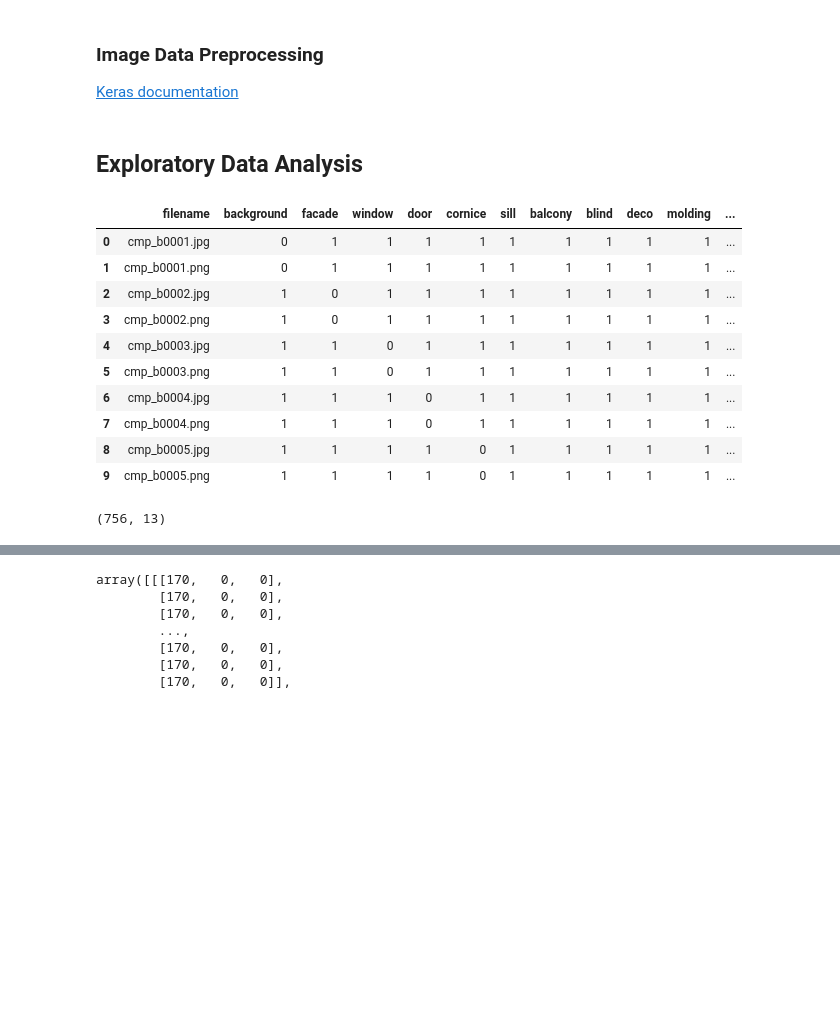
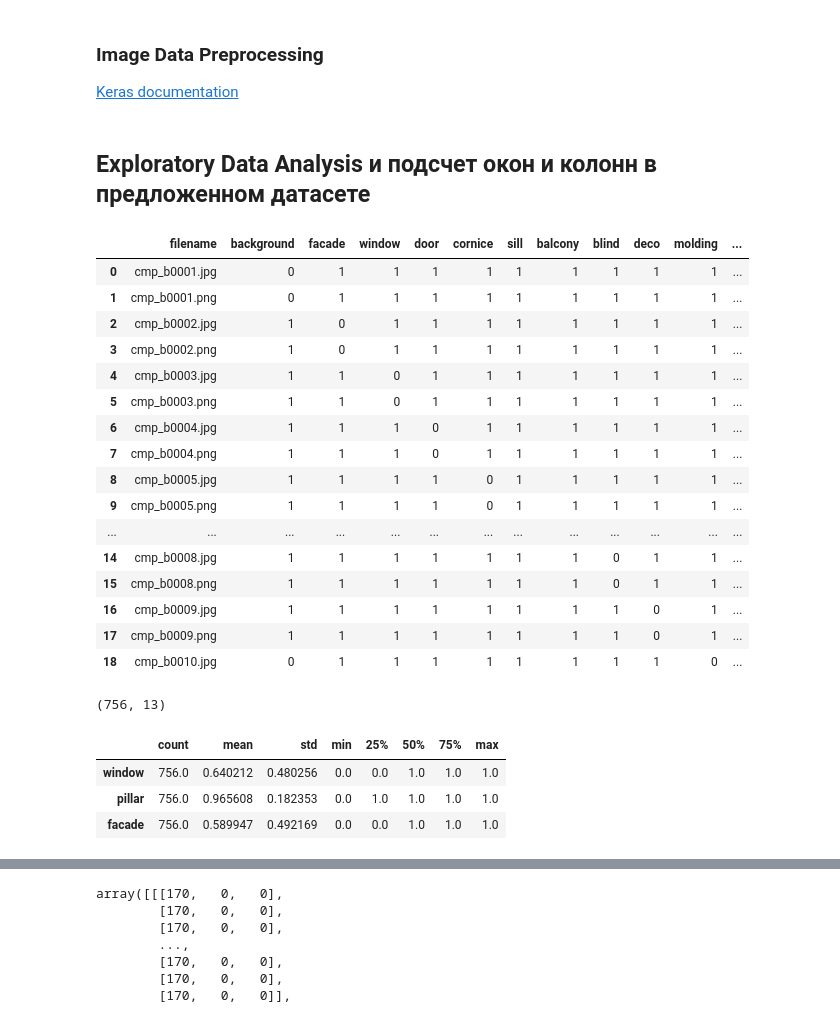
Before and after one commit to ybezginova2016/CV_BuildingAnalytics, a Jupyter notebook: preprocessing.ipynb, the cells around one changed output, grey strips where cells are left out. Drawn from its saved outputs; the diff is of its cells as text; code cells hidden in the pictures; blank space fills up the shorter version.

Commit message:
Calculating windows, pillars

```diff
--- a/preprocessing.ipynb
+++ b/preprocessing.ipynb
@@ -24,21 +15,35 @@ pd.options.mode.chained_assignment = None;
 # %% [markdown]
-## Exploratory Data Analysis
+## Exploratory Data Analysis и подсчет окон и колонн в предложенном датасете
 # %%
+# загружаем метки
 labels = pd.read_csv("C:\\Users\\HOME\\PycharmProjects\\CV_BuildingAnalytics\\labels.csv")
-labels.head(10)
+labels.head(19)
 # %% [output]
 |  | filename | background | facade | window | door | cornice | sill | balcony | blind | deco | molding | ... |
 | 0 | cmp_b0001.jpg | 0 | 1 | 1 | 1 | 1 | 1 | 1 | 1 | 1 | 1 | ... |
 | 1 | cmp_b0001.png | 0 | 1 | 1 | 1 | 1 | 1 | 1 | 1 | 1 | 1 | ... |
 | 2 | cmp_b0002.jpg | 1 | 0 | 1 | 1 | 1 | 1 | 1 | 1 | 1 | 1 | ... |
 | 3 | cmp_b0002.png | 1 | 0 | 1 | 1 | 1 | 1 | 1 | 1 | 1 | 1 | ... |
 | 4 | cmp_b0003.jpg | 1 | 1 | 0 | 1 | 1 | 1 | 1 | 1 | 1 | 1 | ... |
 | 5 | cmp_b0003.png | 1 | 1 | 0 | 1 | 1 | 1 | 1 | 1 | 1 | 1 | ... |
 | 6 | cmp_b0004.jpg | 1 | 1 | 1 | 0 | 1 | 1 | 1 | 1 | 1 | 1 | ... |
 | 7 | cmp_b0004.png | 1 | 1 | 1 | 0 | 1 | 1 | 1 | 1 | 1 | 1 | ... |
 | 8 | cmp_b0005.jpg | 1 | 1 | 1 | 1 | 0 | 1 | 1 | 1 | 1 | 1 | ... |
 | 9 | cmp_b0005.png | 1 | 1 | 1 | 1 | 0 | 1 | 1 | 1 | 1 | 1 | ... |
+| ... | ... | ... | ... | ... | ... | ... | ... | ... | ... | ... | ... | ... |
+| 14 | cmp_b0008.jpg | 1 | 1 | 1 | 1 | 1 | 1 | 1 | 0 | 1 | 1 | ... |
+| 15 | cmp_b0008.png | 1 | 1 | 1 | 1 | 1 | 1 | 1 | 0 | 1 | 1 | ... |
+| 16 | cmp_b0009.jpg | 1 | 1 | 1 | 1 | 1 | 1 | 1 | 1 | 0 | 1 | ... |
+| 17 | cmp_b0009.png | 1 | 1 | 1 | 1 | 1 | 1 | 1 | 1 | 0 | 1 | ... |
+| 18 | cmp_b0010.jpg | 0 | 1 | 1 | 1 | 1 | 1 | 1 | 1 | 1 | 0 | ... |
 # %%
 labels.shape
 # %% [output]
 (756, 13)
+# %%
+labels[['window', 'pillar', 'facade']].describe().T
+# %% [output]
+|  | count | mean | std | min | 25% | 50% | 75% | max |
+| window | 756.0 | 0.640212 | 0.480256 | 0.0 | 0.0 | 1.0 | 1.0 | 1.0 |
+| pillar | 756.0 | 0.965608 | 0.182353 | 0.0 | 1.0 | 1.0 | 1.0 | 1.0 |
+| facade | 756.0 | 0.589947 | 0.492169 | 0.0 | 0.0 | 1.0 | 1.0 | 1.0 |
```
Also changed, not shown: parts of 18 cells of this notebook, 1 other file.
